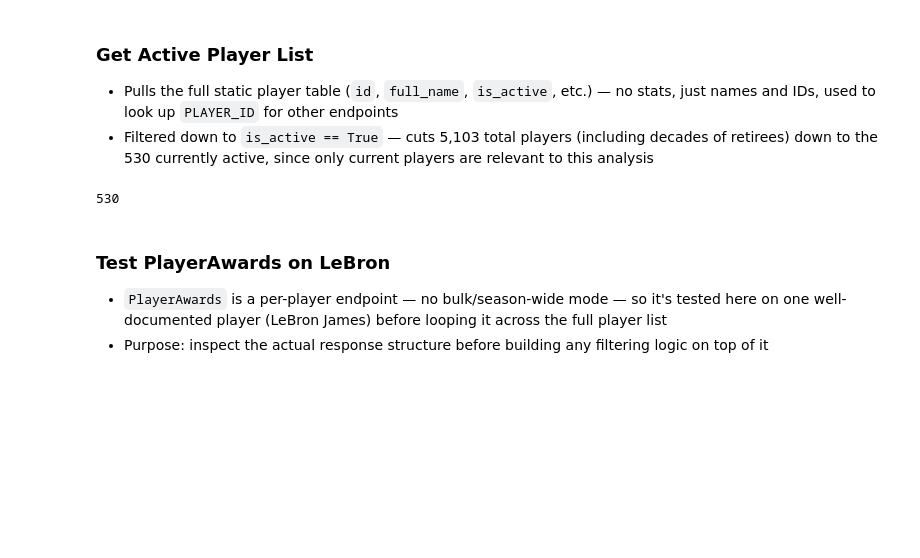
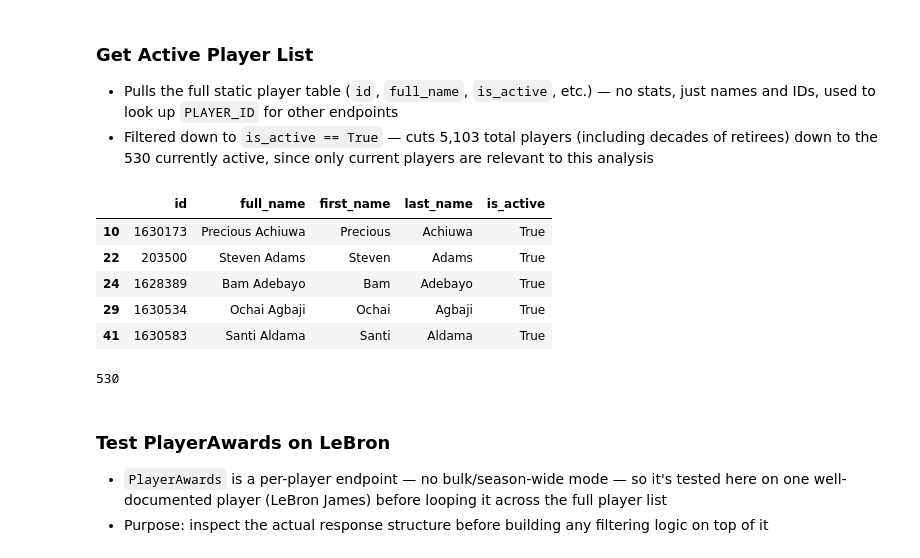
Before and after one commit to DanielBubalo/nba-clutch-reputation-data, a Jupyter notebook: Deliverables/nba_profiling_data.ipynb, the cells around one changed output. Cells and saved outputs as stored; diff of their text form; code cells hidden in the pictures; blank space fills up the shorter version.

```diff
--- a/Deliverables/nba_profiling_data.ipynb
+++ b/Deliverables/nba_profiling_data.ipynb
@@ -315,9 +315,16 @@ plt.show()
 # %%
 players = players_module.get_players()
 players_df = pd.DataFrame(players)
 active_players_df = players_df[players_df['is_active'] == True]
+display(active_players_df.head())
 len(active_players_df)
 # %% [output]
+|  | id | full_name | first_name | last_name | is_active |
+| 10 | 1630173 | Precious Achiuwa | Precious | Achiuwa | True |
+| 22 | 203500 | Steven Adams | Steven | Adams | True |
+| 24 | 1628389 | Bam Adebayo | Bam | Adebayo | True |
+| 29 | 1630534 | Ochai Agbaji | Ochai | Agbaji | True |
+| 41 | 1630583 | Santi Aldama | Santi | Aldama | True |
 530
 # %% [markdown]
 ### **Test PlayerAwards on LeBron**
```
Also changed, not shown: parts of 4 cells of this notebook.
